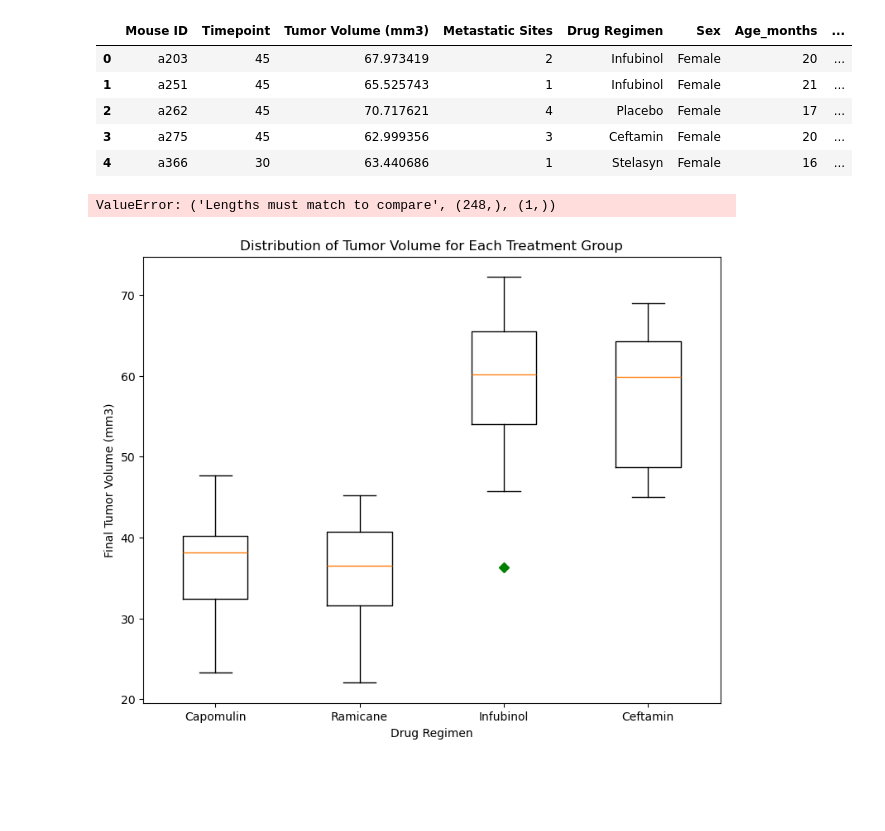
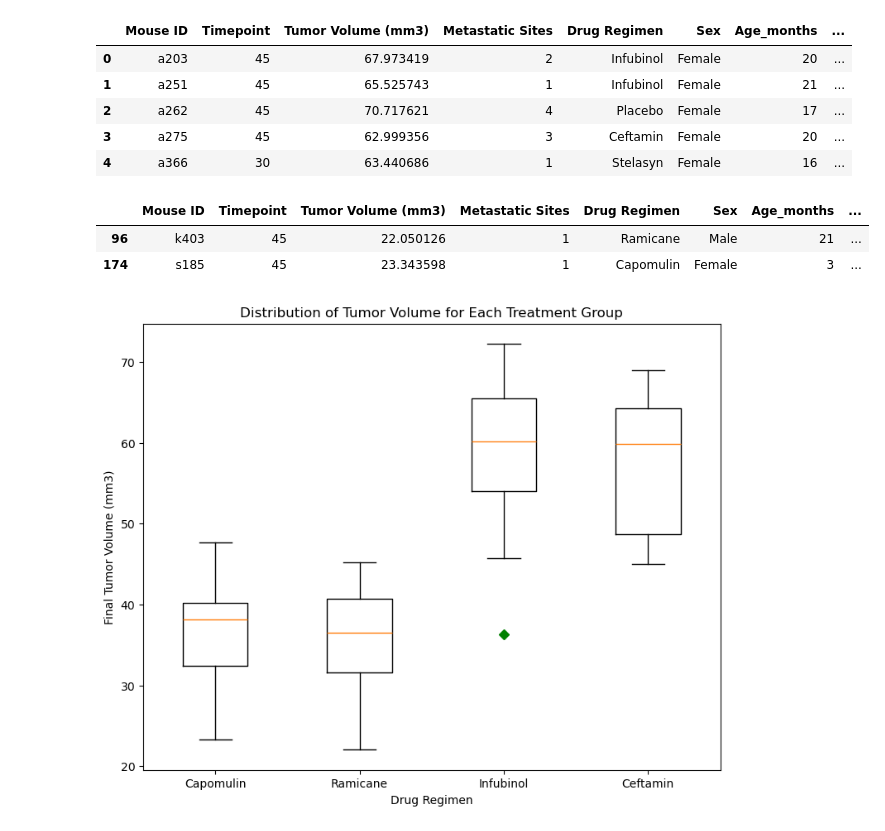
Before and after one commit to aradar1/jupyter-challenge, a Jupyter notebook: Pymaceuticals/pymaceuticals_starter.ipynb, the cells around one changed output. Saved outputs shown, nothing was run; the diff lists cells and outputs as text; code cells hidden in the pictures; blank space fills up the shorter version.

```diff
--- a/Pymaceuticals/pymaceuticals_starter.ipynb
+++ b/Pymaceuticals/pymaceuticals_starter.ipynb
@@ -221,40 +221,42 @@ tumor_vol_data = {'Capomulin': [],
                   'Ramicane': [],
                    'Infubinol': [],
                    'Ceftamin': []}
 
 #Calculate Final Tumor Volume
 for name in treatment_name:
     for i in max_clean_df.index:
         if max_clean_df.iloc[i]['Drug Regimen']==name:
             tumor_vol_data[name].append(max_clean_df.iloc[i]['Tumor Volume (mm3)'])
 
 tumor_df = pd.DataFrame(tumor_vol_data)
 #print(tumor_df)
 # Calculate the IQR and quantitatively determine if there are any potential outliers.
 for name in treatment_name:
     # add subset
-    subset = max_clean_df[max_clean_df['Drug Regimen']==name]
+    subset = max_clean_df.loc[max_clean_df['Drug Regimen']==name,"Tumor Volume (mm3)"]
     #print(subset)
     # Locate the rows which contain mice on each drug and get the tumor volumes
-    quartiles = subset['Tumor Volume (mm3)'].quantile([0.25,0.5,0.75])
+    quartiles = subset.quantile([0.25,0.5,0.75])
     first_quart = quartiles[0.25]
     second_quart = quartiles[0.5]
     third_quart = quartiles[0.75]
     iqr = third_quart - first_quart
-    lower_bound = first_quart - [1.5*iqr]
-    upper_bound = third_quart + [1.5*iqr]
+    lower_bound = first_quart - (1.5*iqr)
+    upper_bound = third_quart + (1.5*iqr)
     # Determine outliers using upper and lower bounds
     #outliers = tumor_df.loc[(tumor_df[name] < lower_bound) | (tumor_df[name] > upper_bound)]
-    #outliers = subset.loc[(subset['Tumor Volume (mm3)'] > upper_bound) | (subset['Tumor Volume (mm3)'] < lower_bound)]
+    #outliers = subset.loc[(subset > upper_bound) | (subset < lower_bound)]
     #outlier_occupancy = california_data.loc[(california_data['AveOccup'] < lower_bound) | (california_data['AveOccup'] > upper_bound)]
     #outliers = max_clean_df.loc[(max_clean_df['Tumor Volume (mm3)'] > upper_bound) | (max_clean_df['Tumor Volume (mm3)'] < lower_bound)]
 
-
+#outliers = subset.loc[(subset['Tumor Volume (mm3)'] > upper_bound) | (subset['Tumor Volume (mm3)'] < lower_bound)]
 outliers = max_clean_df.loc[(max_clean_df['Tumor Volume (mm3)'] >= upper_bound) | (max_clean_df['Tumor Volume (mm3)'] <= lower_bound)]
 #outliers = cleaned_mice_study.loc[(cleaned_mice_study['Tumor Volume (mm3)'] >= upper_bound) | (cleaned_mice_study['Tumor Volume (mm3)'] <= lower_bound)]
 outliers
 # %% [output]
-ValueError: ('Lengths must match to compare', (248,), (1,))
+|  | Mouse ID | Timepoint | Tumor Volume (mm3) | Metastatic Sites | Drug Regimen | Sex | Age_months | ... |
+| 96 | k403 | 45 | 22.050126 | 1 | Ramicane | Male | 21 | ... |
+| 174 | s185 | 45 | 23.343598 | 1 | Capomulin | Female | 3 | ... |
 # %%
 # Generate a box plot that shows the distrubution of the tumor volume for each treatment group.
 fig1, ax = plt.subplots(figsize=(9,7))
```
